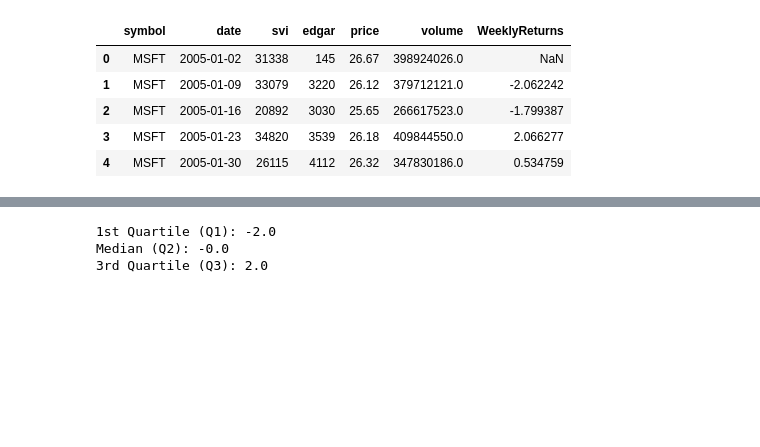
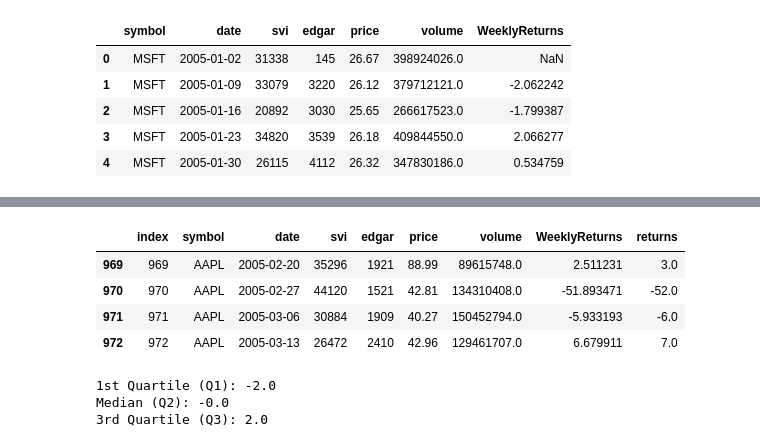
Before and after one commit to nikanhg/investor-attention-returns-patern, a Jupyter notebook: model/LSTM-classification.ipynb, the cells around one changed output, grey strips where cells are left out. Cells and saved outputs as stored; diff of their text form; code cells hidden in the pictures; blank space fills up the shorter version.

```diff
--- a/model/LSTM-classification.ipynb
+++ b/model/LSTM-classification.ipynb
@@ -78,3 +150,11 @@ df[df['returns']>30]
+# %%
+df[969:973]
+# %% [output]
+|  | index | symbol | date | svi | edgar | price | volume | WeeklyReturns | returns |
+| 969 | 969 | AAPL | 2005-02-20 | 35296 | 1921 | 88.99 | 89615748.0 | 2.511231 | 3.0 |
+| 970 | 970 | AAPL | 2005-02-27 | 44120 | 1521 | 42.81 | 134310408.0 | -51.893471 | -52.0 |
+| 971 | 971 | AAPL | 2005-03-06 | 30884 | 1909 | 40.27 | 150452794.0 | -5.933193 | -6.0 |
+| 972 | 972 | AAPL | 2005-03-13 | 26472 | 2410 | 42.96 | 129461707.0 | 6.679911 | 7.0 |
 # %%
 # Getting specific quartiles
 Q1 = column_data.quantile(0.25)
```
Also changed, not shown: parts of 13 cells of this notebook, 4 other files.
